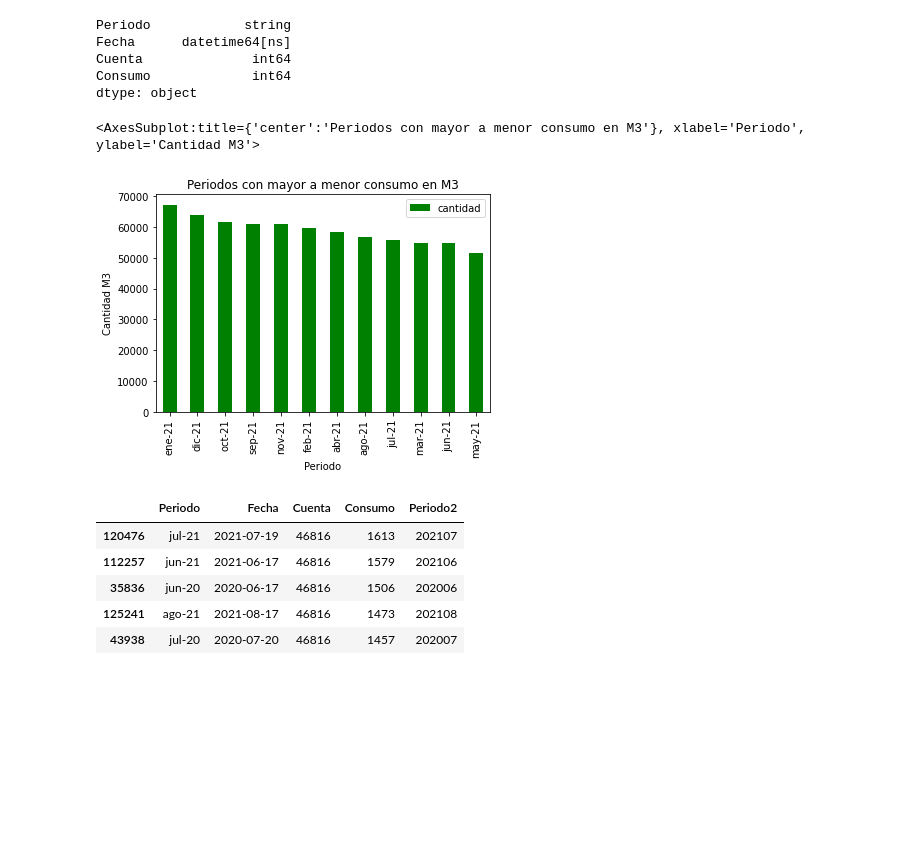
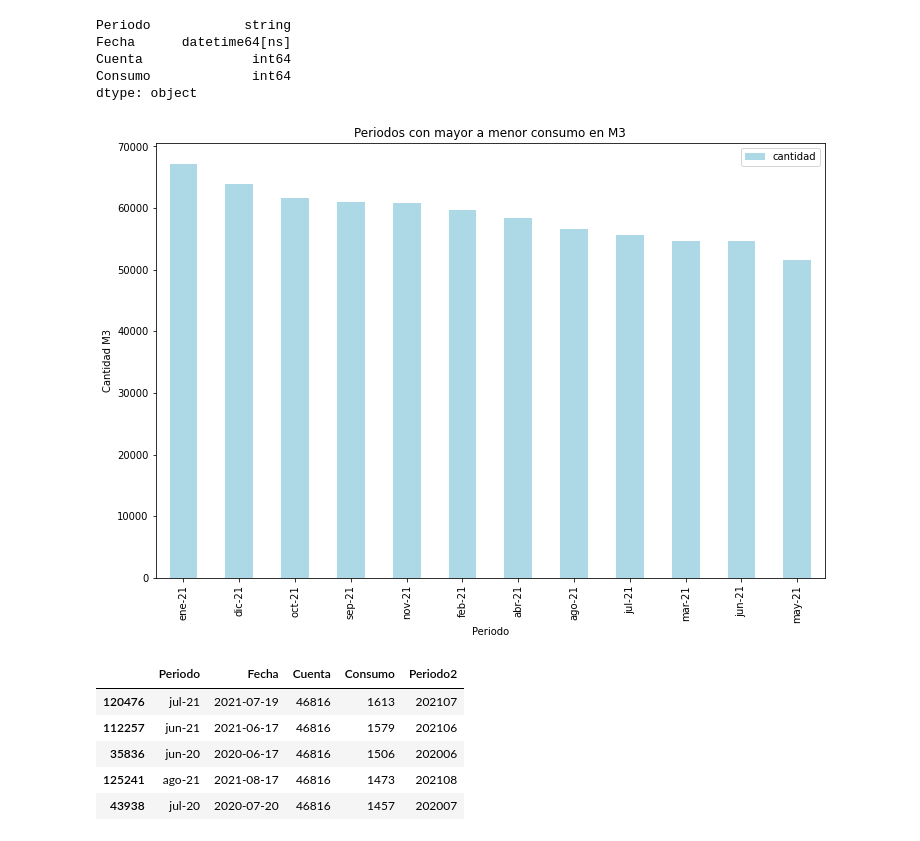
Before and after one commit to miguelsquillari/coop_hidrica, a Jupyter notebook: coop_hidrica.ipynb, the cells around one changed output. Drawn from its saved outputs; the diff is of its cells as text; code cells hidden in the pictures; blank space fills up the shorter version.

```diff
--- a/coop_hidrica.ipynb
+++ b/coop_hidrica.ipynb
@@ -100,13 +95,17 @@ Cuenta              int64
 Consumo             int64
 dtype: object
 # %%
+
 train_consumo.where((train_consumo.Fecha > '01/01/2021') & (train_consumo.Fecha < '31/12/2021'))\
     .groupby(by=['Periodo']).Consumo.agg(cantidad=('sum'))\
         .sort_values(by='cantidad', ascending=False).head(12)\
-            .plot(kind="bar", title="Periodos con mayor a menor consumo en M3", color="green",ylabel="Cantidad M3" )
+            .plot(kind="bar", title="Periodos con mayor a menor consumo en M3", color="lightblue",ylabel="Cantidad M3" )
+
+fig = plt.gcf()
+fig.set_size_inches(12,8)
+fig.savefig("periodos_mayor_a_meno.png")
 # %% [output]
-<AxesSubplot:title={'center':'Periodos con mayor a menor consumo en M3'}, xlabel='Periodo', ylabel='Cantidad M3'>
-[figure, old version]
+[figure, new version]
 # %%
 # creo la columna periodo2 con mes y año
 train_consumo['Periodo2'] = train_consumo['Fecha']
```
Also changed, not shown: parts of 4 cells of this notebook.
